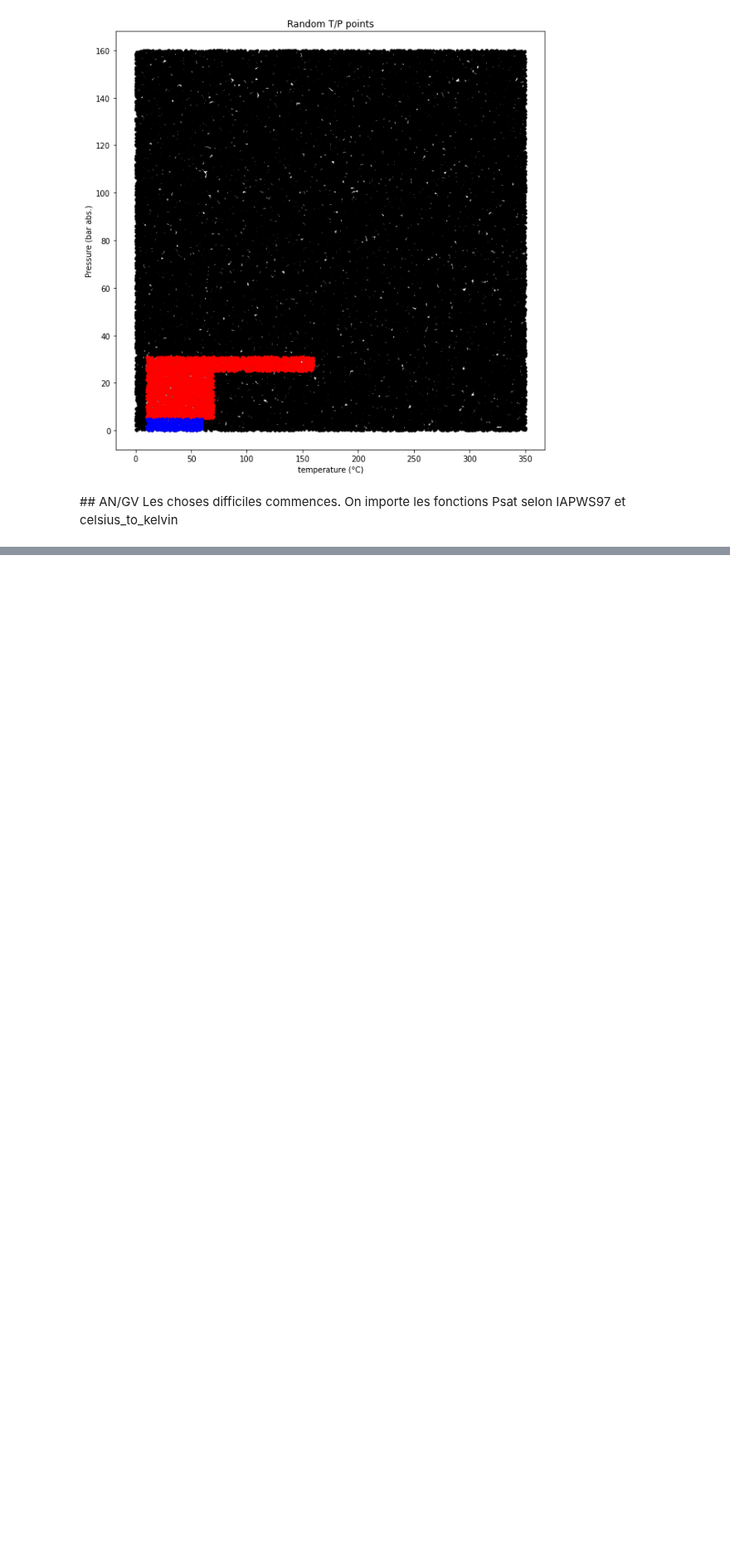
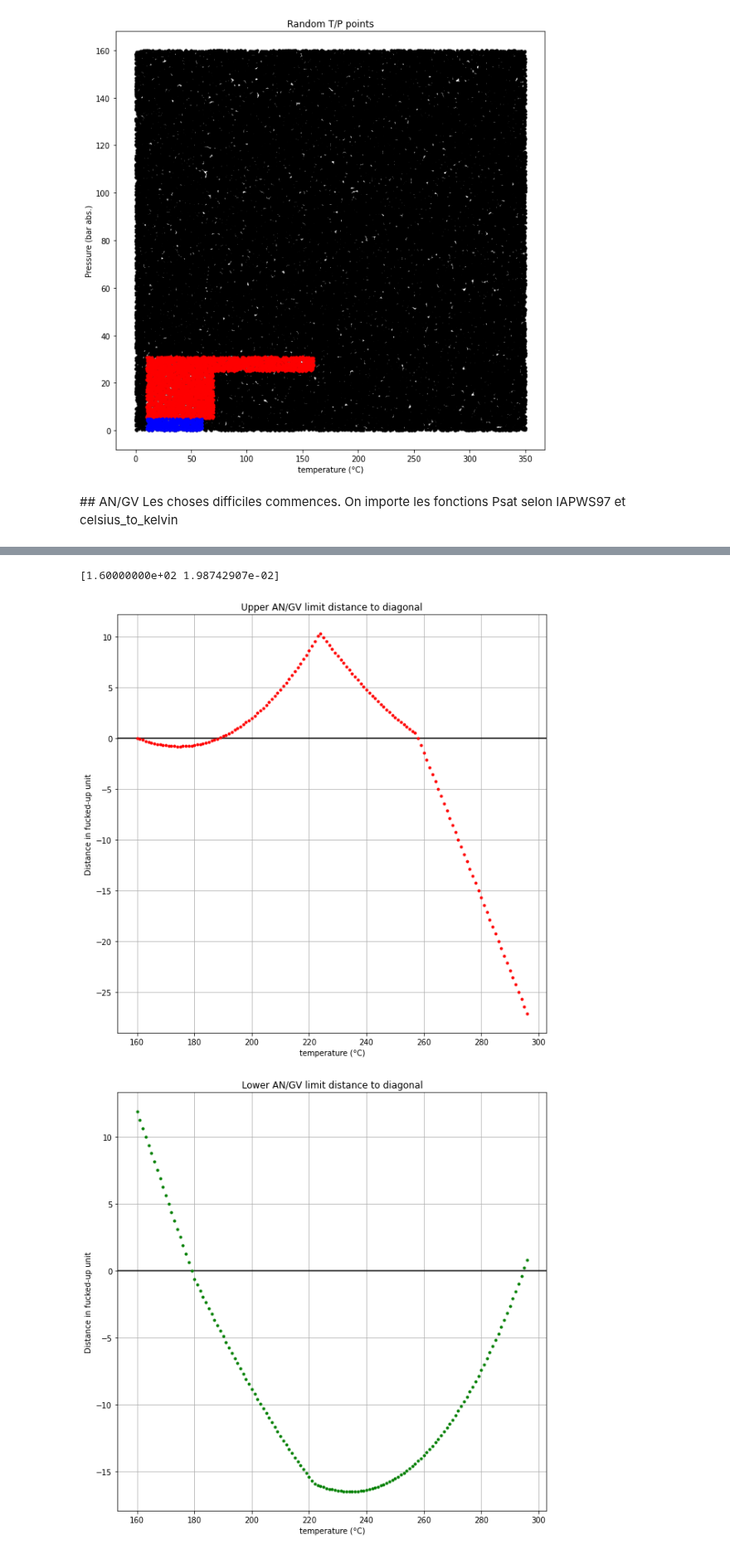
Before and after one commit to berettavexee/Chaussette, a Jupyter notebook: Test_02.ipynb, the cells around one changed output, grey strips where cells are left out. Shown at 83% size. Cells and saved outputs as stored; diff of their text form; code cells hidden in the pictures; blank space fills up the shorter version.

```diff
--- a/Test_02.ipynb
+++ b/Test_02.ipynb
@@ -265,0 +289,65 @@ Point in splited AN/GV quadrant:         15538
+# %%
+def upper_distance(point):
+    """
+    Return the distance to the AN/GV diagonal.
+
+    distance = abs(coef_a * x + coef_b * y + coef_c )/ np.sqr(coef_a ** 2 + coef_b ** 2)
+    """
+    point_a = (160,55)
+    point_b = (258,155)
+    coef_a = (point_a[1] - point_b[1])
+    coef_b = (point_b[0] - point_a[0])
+    coef_c = (point_a[0] * point_b[1]) - (point_b[0] * point_a[1])
+
+    return (coef_a * point[0] + coef_b * point[1] + coef_c) / np.sqrt(coef_a ** 2 + coef_b ** 2)
+
+def lower_distance(point):
+    """
+    Return the distance to the AN/GV diagonal.
+
+    distance = abs(coef_a * x + coef_b * y + coef_c )/ np.sqr(coef_a ** 2 + coef_b ** 2)
+    """
+    point_a = (179,27)
+    point_b = (297.2, 122)
+    coef_a = (point_a[1] - point_b[1])
+    coef_b = (point_b[0] - point_a[0])
+    coef_c = (point_a[0] * point_b[1]) - (point_b[0] * point_a[1])
+
+    return (coef_a * point[0] + coef_b * point[1] + coef_c) / np.sqrt(coef_a ** 2 + coef_b ** 2)
+
+temperature = np.arange(160, 298)
+table_max =  table_angv_max()
+table_min =  table_angv_min()
+distance_upper = []
+distance_lower = []
+for index in range(297-160):
+    distance_upper.append([temperature[index], upper_distance([temperature[index],table_max[index]])])
+    distance_lower.append([temperature[index], lower_distance([temperature[index],table_min[index]])])
+
+distance_upper = np.array(distance_upper)
+distance_lower = np.array(distance_lower)
+
+
+print(distance_upper[0])
+
+plt.figure(figsize=(10, 10))
+plt.grid(True, which='both')
+plt.axhline(y=0, color='k')
+plt.title('Upper AN/GV limit distance to diagonal')
+plt.xlabel('temperature (°C)')
+plt.ylabel('Distance in fucked-up unit')
+plt.plot(distance_upper[:, 0], distance_upper[:, 1], 'r.')
+plt.show()
+
+plt.figure(figsize=(10, 10))
+plt.grid(True, which='both')
+plt.axhline(y=0, color='k')
+plt.title('Lower AN/GV limit distance to diagonal')
+plt.xlabel('temperature (°C)')
+plt.ylabel('Distance in fucked-up unit')
+plt.plot(distance_lower[:, 0], distance_lower[:, 1], 'g.')
+plt.show()
+# %% [output]
+[1.60000000e+02 1.98742907e-02]
+[figure, added]
+[figure, added]
```
Also changed, not shown: parts of 4 cells of this notebook.
